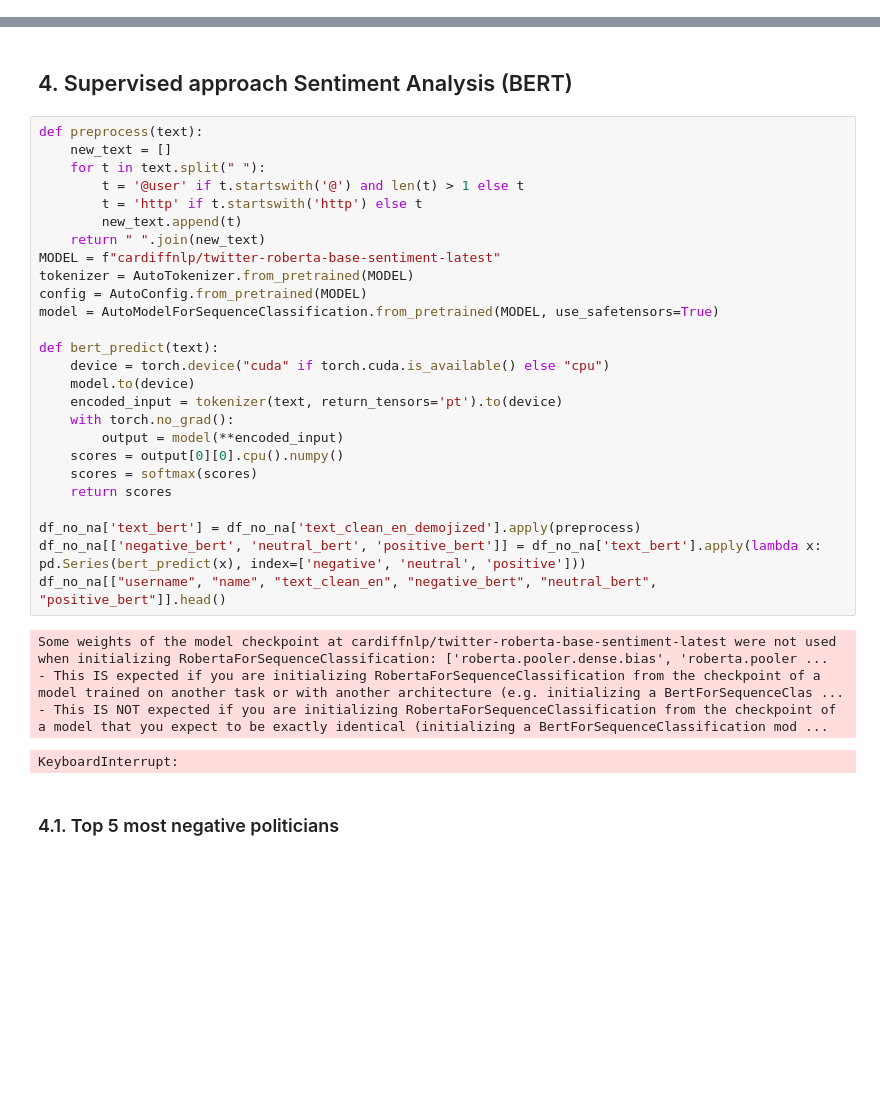
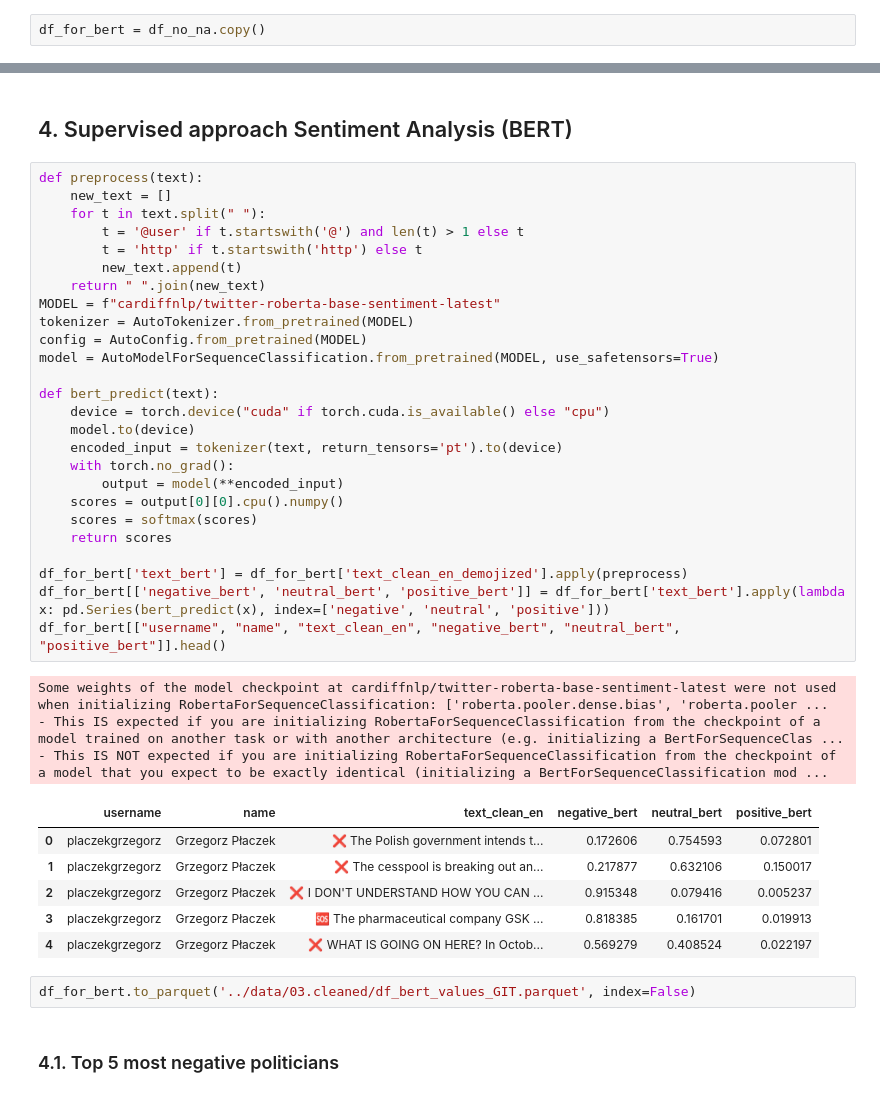
Before and after one commit to MPKuchciak/Twitter, a Jupyter notebook: notebooks/004. Sentiment analysis.ipynb, the cells around one changed output, grey strips where cells are left out. Saved outputs shown, nothing was run; the diff lists cells and outputs as text; blank space fills up the shorter version.

```diff
--- a/notebooks/004. Sentiment analysis.ipynb
+++ b/notebooks/004. Sentiment analysis.ipynb
@@ -65,6 +65,8 @@ dtype: float64
 | 2 | placzekgrzegorz | Grzegorz Płaczek | ❌ I DON'T UNDERSTAND HOW YOU CAN ... | 0.155 | 0.734 | 0.111 | -0.3453 |
 | 3 | placzekgrzegorz | Grzegorz Płaczek | 🆘 The pharmaceutical company GSK ... | 0.164 | 0.681 | 0.154 | -0.1260 |
 | 4 | placzekgrzegorz | Grzegorz Płaczek | ❌ WHAT IS GOING ON HERE? In Octob... | 0.030 | 0.970 | 0.000 | -0.1027 |
+# %%
+df_for_bert = df_no_na.copy()
 # %% [markdown]
 ### 3.1. Top 5 most negative politicians
 # %%
@@ -269,34 +271,41 @@ plt.show()
 # %%
 def preprocess(text):
     new_text = []
     for t in text.split(" "):
         t = '@user' if t.startswith('@') and len(t) > 1 else t
         t = 'http' if t.startswith('http') else t
         new_text.append(t)
     return " ".join(new_text)
 MODEL = f"cardiffnlp/twitter-roberta-base-sentiment-latest"
 tokenizer = AutoTokenizer.from_pretrained(MODEL)
 config = AutoConfig.from_pretrained(MODEL)
 model = AutoModelForSequenceClassification.from_pretrained(MODEL, use_safetensors=True)
 
 def bert_predict(text):
     device = torch.device("cuda" if torch.cuda.is_available() else "cpu")
     model.to(device)
     encoded_input = tokenizer(text, return_tensors='pt').to(device)
     with torch.no_grad():
         output = model(**encoded_input)
     scores = output[0][0].cpu().numpy()
     scores = softmax(scores)
     return scores
 
-df_no_na['text_bert'] = df_no_na['text_clean_en_demojized'].apply(preprocess)
-df_no_na[['negative_bert', 'neutral_bert', 'positive_bert']] = df_no_na['text_bert'].apply(lambda x: pd.Series(bert_predict(x), index=['negative', 'neutral', 'positive']))
-df_no_na[["username", "name", "text_clean_en", "negative_bert", "neutral_bert", "positive_bert"]].head()
+df_for_bert['text_bert'] = df_for_bert['text_clean_en_demojized'].apply(preprocess)
+df_for_bert[['negative_bert', 'neutral_bert', 'positive_bert']] = df_for_bert['text_bert'].apply(lambda x: pd.Series(bert_predict(x), index=['negative', 'neutral', 'positive']))
+df_for_bert[["username", "name", "text_clean_en", "negative_bert", "neutral_bert", "positive_bert"]].head()
 # %% [output]
 Some weights of the model checkpoint at cardiffnlp/twitter-roberta-base-sentiment-latest were not used when initializing RobertaForSequenceClassification: ['roberta.pooler.dense.bias', 'roberta.pooler ...
 - This IS expected if you are initializing RobertaForSequenceClassification from the checkpoint of a model trained on another task or with another architecture (e.g. initializing a BertForSequenceClas ...
 - This IS NOT expected if you are initializing RobertaForSequenceClassification from the checkpoint of a model that you expect to be exactly identical (initializing a BertForSequenceClassification mod ...
-KeyboardInterrupt:
+|  | username | name | text_clean_en | negative_bert | neutral_bert | positive_bert |
+| 0 | placzekgrzegorz | Grzegorz Płaczek | ❌ The Polish government intends t... | 0.172606 | 0.754593 | 0.072801 |
+| 1 | placzekgrzegorz | Grzegorz Płaczek | ❌ The cesspool is breaking out an... | 0.217877 | 0.632106 | 0.150017 |
+| 2 | placzekgrzegorz | Grzegorz Płaczek | ❌ I DON'T UNDERSTAND HOW YOU CAN ... | 0.915348 | 0.079416 | 0.005237 |
+| 3 | placzekgrzegorz | Grzegorz Płaczek | 🆘 The pharmaceutical company GSK ... | 0.818385 | 0.161701 | 0.019913 |
+| 4 | placzekgrzegorz | Grzegorz Płaczek | ❌ WHAT IS GOING ON HERE? In Octob... | 0.569279 | 0.408524 | 0.022197 |
+# %%
+df_for_bert.to_parquet('../data/03.cleaned/df_bert_values_GIT.parquet', index=False)
 # %% [markdown]
 ### 4.1. Top 5 most negative politicians
 # %%
```
Also changed, not shown: parts of 8 cells of this notebook, 1 other file.
